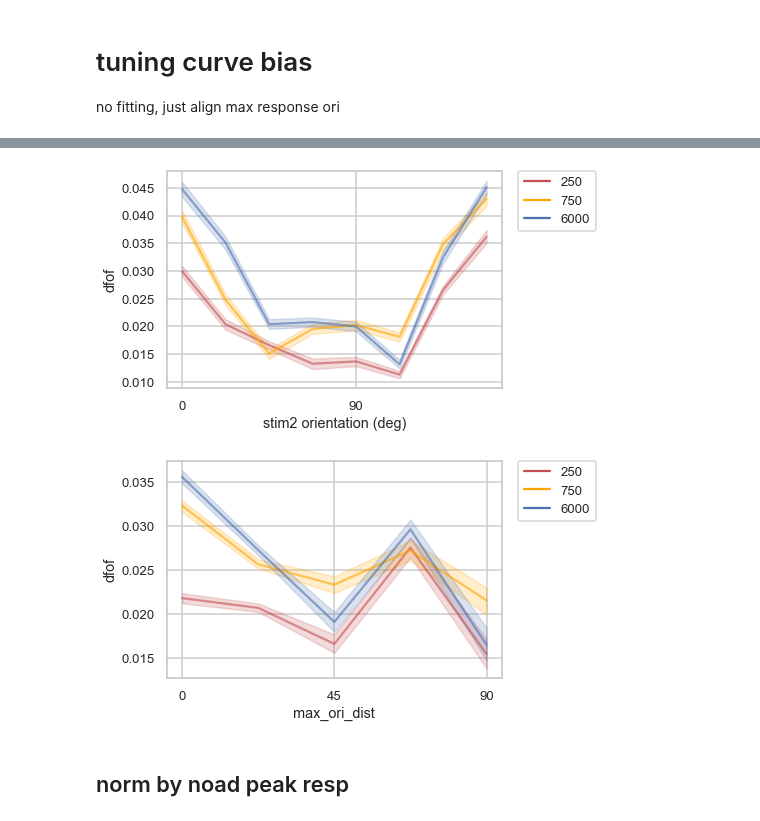
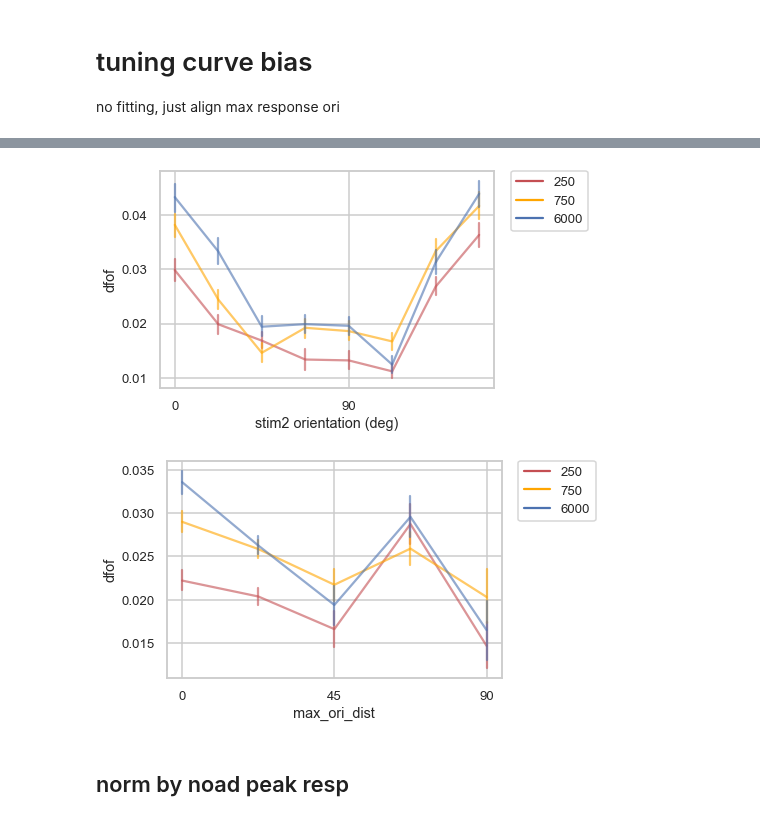
Before and after one commit to lanluo9/inter, a Jupyter notebook: scripts/ipynb/tuning_bias_multisess.ipynb, the cells around one changed output, grey strips where cells are left out. Drawn from its saved outputs; the diff is of its cells as text; code cells hidden in the pictures.

Commit message:
changed sns.lineplot CI. bootstrap frac=0.7. looks better

```diff
--- a/scripts/ipynb/tuning_bias_multisess.ipynb
+++ b/scripts/ipynb/tuning_bias_multisess.ipynb
@@ -648,10 +620,13 @@ df_filter = df_lineplot[(df_lineplot.area == 'V1') # check V1 only
                        & (df_lineplot.filter_cell_vis == True)
                        ]
 
-sns.set(font_scale=0.8, context='talk', style='whitegrid', palette=['r', 'orange', 'b'],)
+sns.set(font_scale=0.8, context='talk', style='whitegrid',
+        palette=['r', 'orange', 'b'],
+        # palette=['r', 'b'],
+        )
 g = sns.FacetGrid(df_filter, col="max_ori_dist", hue="isi")
 
-g.map_dataframe(sns.lineplot, x="stim2_id", y="dfof", alpha=0.6)
+g.map_dataframe(sns.lineplot, x="stim2_id", y="dfof", alpha=0.6, ci=95, err_style="bars")
 g.figure.subplots_adjust(wspace=0.4, hspace=0.3)
 g.add_legend();
 
@@ -678,7 +653,7 @@ df_filter = df_lineplot[(df_lineplot.area == 'V1') # check V1 only
                        & (df_lineplot.filter_cell_vis == True)
                        ]
 
-sns.lineplot(data=df_filter, x='stim2_id', y='dfof', hue='isi', ci=68, alpha=0.6,
+sns.lineplot(data=df_filter, x='stim2_id', y='dfof', hue='isi', ci=95, alpha=0.6, err_style="bars",
             # estimator=np.median,
             estimator=np.mean,
             palette=['r', 'orange', 'b'],)
@@ -686,16 +661,16 @@ plt.xticks([0, 4], ['0', '90'])
 plt.xlabel('stim2 orientation (deg)')
 plt.legend(bbox_to_anchor=(1.05, 1), loc=2, borderaxespad=0.);
 # %% [output]
-[figure, old version]
+[figure, new version]
 # %%
-sns.lineplot(data=df_filter, x='max_ori_dist', y='dfof', hue='isi', ci=68, alpha=0.6,
+sns.lineplot(data=df_filter, x='max_ori_dist', y='dfof', hue='isi', ci=95, err_style="bars", alpha=0.6,
             estimator=np.mean,
             palette=['r', 'orange', 'b'],)
 
 plt.xticks([0, 45, 90], ['0', '45', '90'])
 plt.legend(bbox_to_anchor=(1.05, 1), loc=2, borderaxespad=0.);
 # %% [output]
-[figure, old version]
+[figure, new version]
 # %% [markdown]
 ## norm by noad peak resp
 # %%
```
Also changed, not shown: parts of 13 cells of this notebook.
